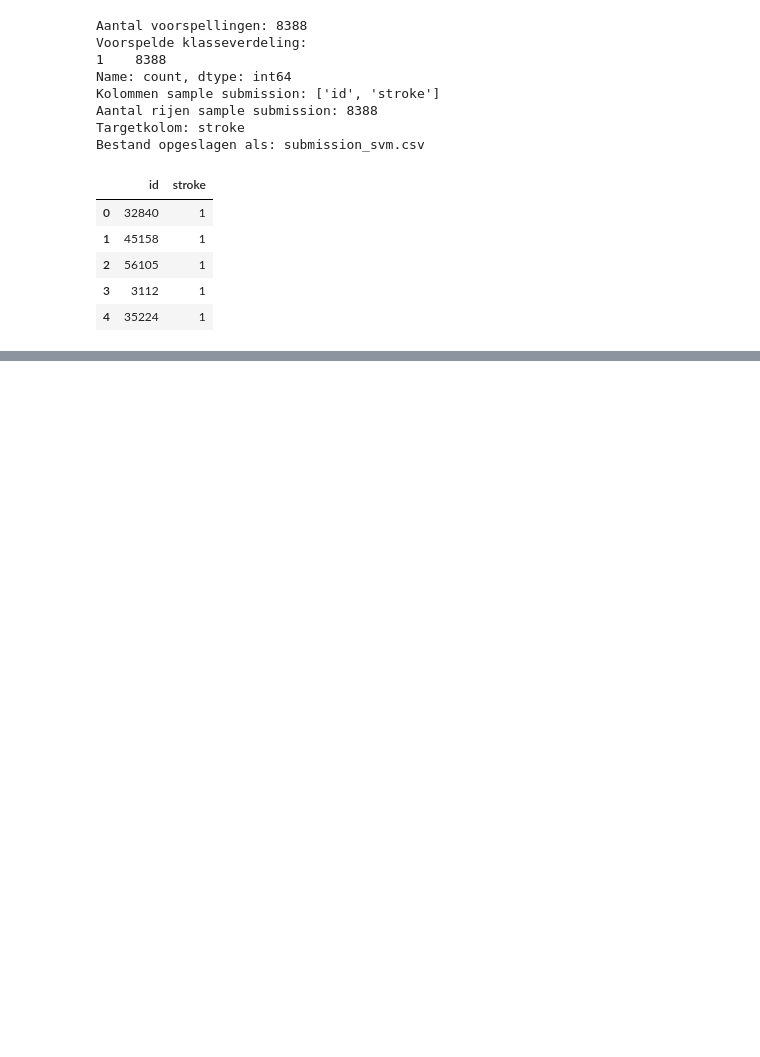
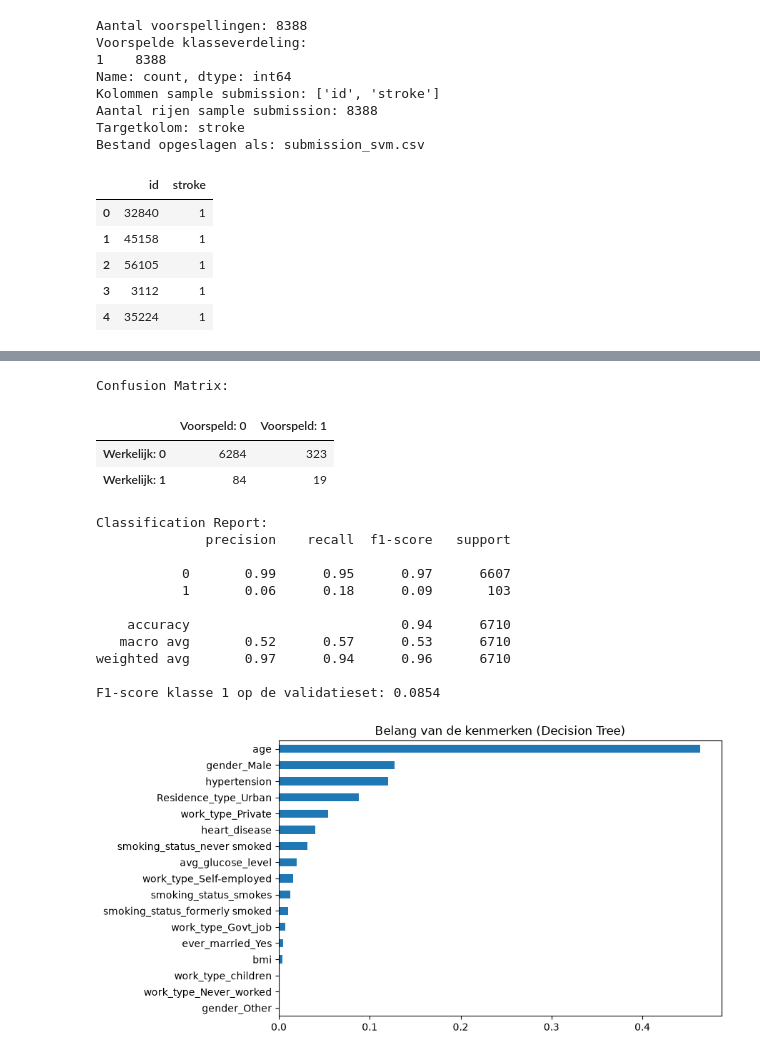
Before and after one commit to ArdaBagci/MachineLearning, a Jupyter notebook: opdracht1.ipynb, the cells around one changed output, grey strips where cells are left out. Drawn from its saved outputs; the diff is of its cells as text; code cells hidden in the pictures; blank space fills up the shorter version.

```diff
--- a/opdracht1.ipynb
+++ b/opdracht1.ipynb
@@ -1271,0 +1446,35 @@ Bestand opgeslagen als: submission_svm.csv
+# %%
+# Controleer het beste model op de validatieset die het model nog nooit gezien heeft
+beste_boom = grid_tree.best_estimator_
+y_pred_tree = beste_boom.predict(X_valid_dt)
+
+print("Confusion Matrix:")
+cm_tree = confusion_matrix(y_valid_dt, y_pred_tree)
+display(pd.DataFrame(cm_tree, index=['Werkelijk: 0', 'Werkelijk: 1'],
+                     columns=['Voorspeld: 0', 'Voorspeld: 1']))
+
+print("\nClassification Report:")
+print(classification_report(y_valid_dt, y_pred_tree, zero_division=0))
+print("F1-score klasse 1 op de validatieset:", round(f1_score(y_valid_dt, y_pred_tree), 4))
+
+# Welke kenmerken gebruikt de boom het meest?
+belang = pd.Series(beste_boom.named_steps['tree'].feature_importances_, index=X_train_dt.columns)
+belang.sort_values().plot(kind='barh', figsize=(8, 5), title='Belang van de kenmerken (Decision Tree)')
+plt.show()
+# %% [output]
+Confusion Matrix:
+|  | Voorspeld: 0 | Voorspeld: 1 |
+| Werkelijk: 0 | 6284 | 323 |
+| Werkelijk: 1 | 84 | 19 |
+Classification Report:
+              precision    recall  f1-score   support
+
+           0       0.99      0.95      0.97      6607
+           1       0.06      0.18      0.09       103
+
+    accuracy                           0.94      6710
+   macro avg       0.52      0.57      0.53      6710
+weighted avg       0.97      0.94      0.96      6710
+
+F1-score klasse 1 op de validatieset: 0.0854
+[figure, added]
```
Also changed, not shown: parts of 13 cells of this notebook, 1 other file.
